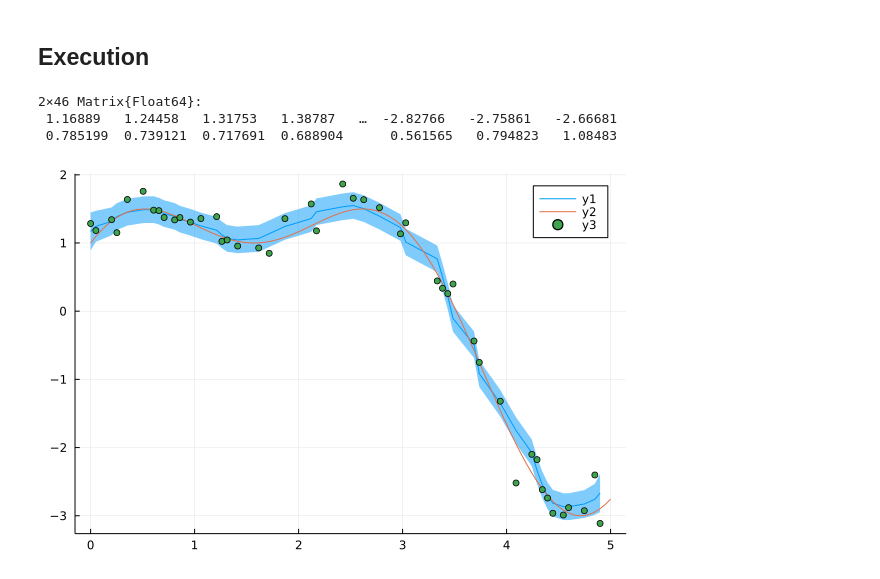
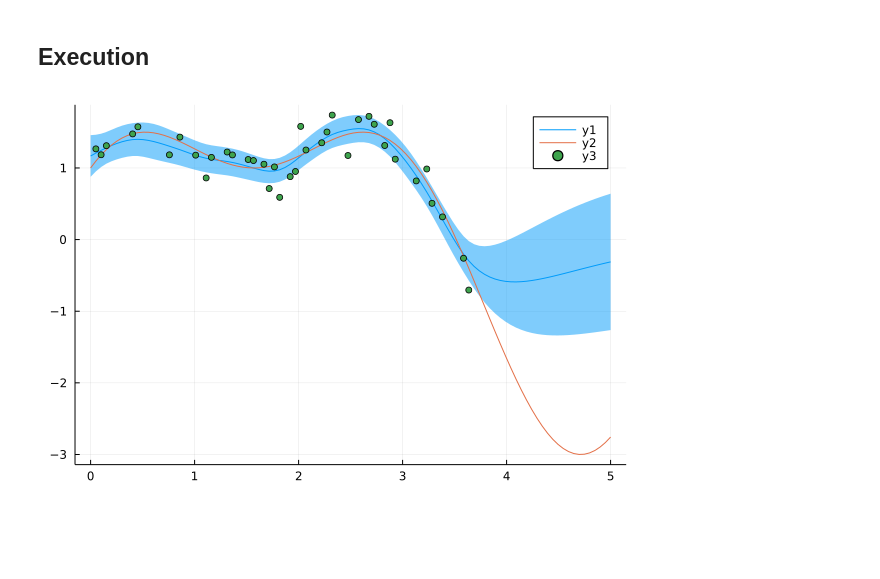
Before and after one commit to biaslab/GaussianProcessNode, a Jupyter notebook: GPregression_SDE.ipynb, the cells around one changed output. Cells and saved outputs as stored; diff of their text form; code cells hidden in the pictures; blank space fills up the shorter version.

```diff
--- a/GPregression_SDE.ipynb
+++ b/GPregression_SDE.ipynb
@@ -49,17 +103,19 @@ infer (generic function with 2 methods)
 # %%
 #generate data
 Random.seed!(10)
-x_input = range(0, 5, length=100); #input
-f_true = 2*sin.(x_input) .+ cos.(2*x_input); # true process
+timeline = collect(range(0, 5, length=100)); #input
+f_true = 2*sin.(timeline) .+ cos.(2*timeline); # true process
 
-pos = sort(randperm(length(x_input))[10:2:100]); # position where we observe data
-x_obser = x_input[pos]; # x-positions of observed point
-y_obser = f_true[pos] + 0.2*randn(length(x_obser)); # noisy observation
+pos = sort(randperm(75)[1:2:75]); # position where we observe data
+#append!(pos,length(timeline))
+#pos = collect(1:2:100)
+time_obser = timeline[pos]; # x-positions of observed point
+y_obser = f_true[pos] + 0.2*randn(length(time_obser)); # noisy observation
 
-θ = [0.1, 1., 1., 0.2]; # store [Δt, l, σ², σ²_noise]
-λ = sqrt(3.)/θ[2];
-P∞ = [θ[3] 0.; 0. (λ^2*θ[3]) ]
-F = [0. 1.; -λ^2 -2*λ];
-A = exp(F * θ[1]);
-H = [1.; 0.];
-Q = P∞ - A*P∞*A';
+θ = [1., 1., 0.2]; # store [l, σ², σ²_noise]
+# λ = sqrt(3.)/θ[2];
+# P∞ = [θ[3] 0.; 0. (λ^2*θ[3]) ]
+# F = [0. 1.; -λ^2 -2*λ];
+# A = exp(F * θ[1]); # this depends on Δt
+# H = [1.; 0.];
+# Q = P∞ - A*P∞*A';
@@ -70,9 +136,11 @@ f_posterior = infer(y_obser, A,Q,H);
 # %%
-m_f = Array{Array{Float64}}(undef, length(y_obser))
-cov_f = Array{Array{Float64}}(undef, length(y_obser))
-for i=1:length(y_obser)
+m_f = Array{Array{Float64}}(undef, length(timeline))
+cov_f = Array{Array{Float64}}(undef, length(timeline))
+for i=1:length(timeline)
     m_f[i] = mean_cov.(f_posterior)[i][1]
     cov_f[i] = mean_cov.(f_posterior)[i][2]
 end
+
+M_F = hcat(m_f...);
 # %%
 var_f = []
@@ -80,14 +148,8 @@ for i=1:length(y_obser)
     append!(var_f,cov_f[i][1])
 end
-# %%
-M_F = hcat(m_f...)
-# %% [output]
-2×46 Matrix{Float64}:
- 1.16889   1.24458   1.31753   1.38787   …  -2.82766   -2.75861   -2.66681
- 0.785199  0.739121  0.717691  0.688904      0.561565   0.794823   1.08483
 # %%
-plot(x_obser, M_F[1,:], ribbon = sqrt.(var_f))
-plot!(x_input,f_true)
-scatter!(x_obser,y_obser)
+plot(timeline, M_F[1,:], ribbon = sqrt.(var_f))
+plot!(timeline,f_true)
+scatter!(time_obser,y_obser)
 # %% [output]
-[figure, old version]
+[figure, new version]
```
Also changed, not shown: parts of 6 cells of this notebook.
